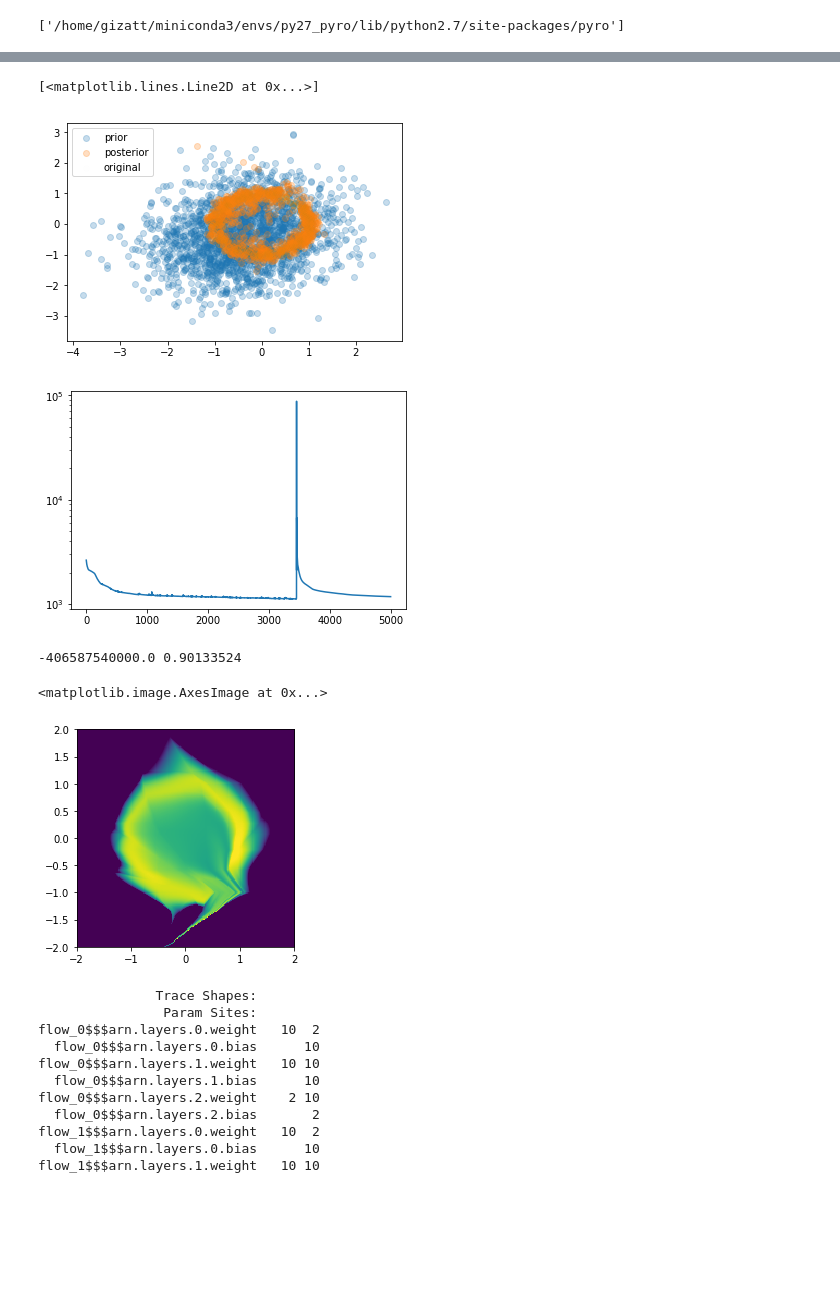
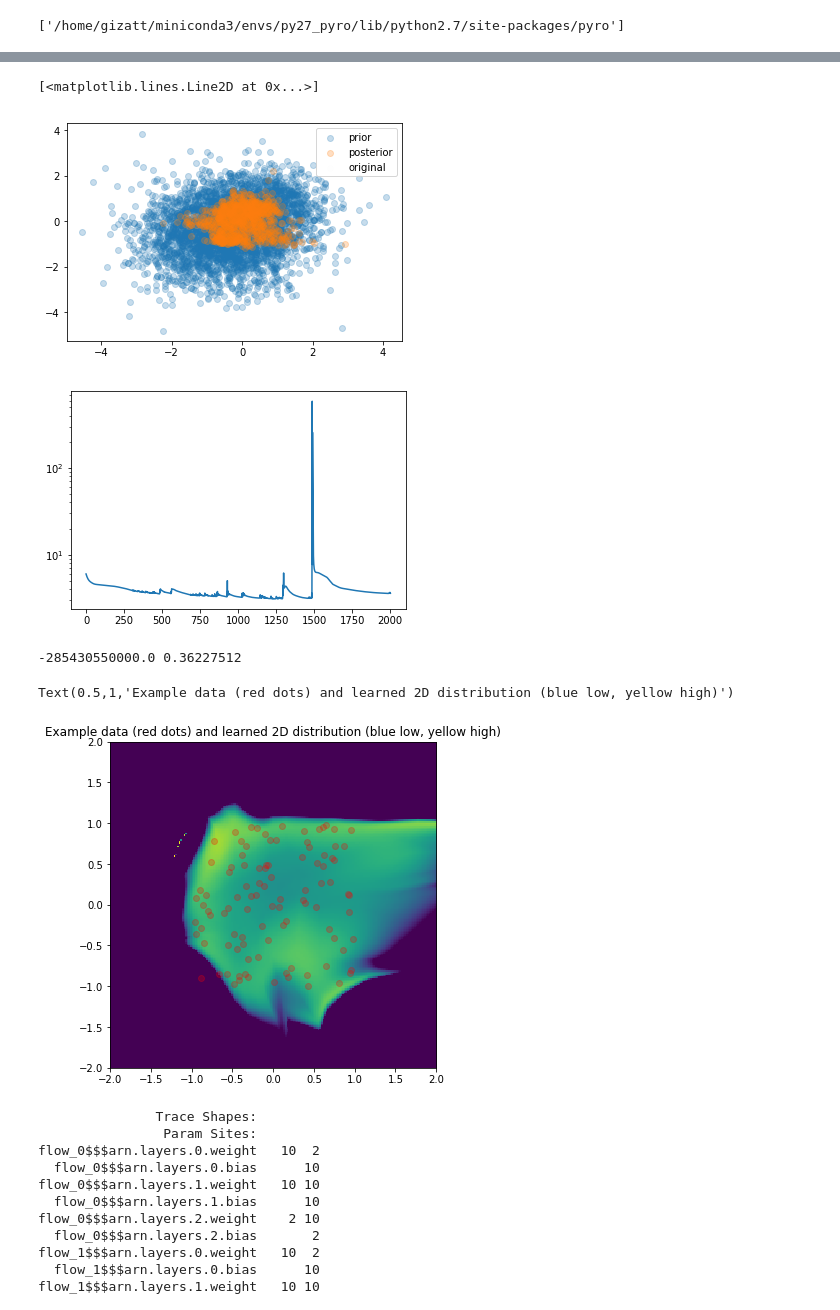
Before and after one commit to gizatt/scene_generation, a Jupyter notebook: notebooks/20190326_pyro_flows.ipynb, the cells around one changed output, grey strips where cells are left out. Saved outputs shown, nothing was run; the diff lists cells and outputs as text; code cells hidden in the pictures; blank space fills up the shorter version.

Commit message:
Some conditinoal flow testing and saving/reload testing

```diff
--- a/notebooks/20190326_pyro_flows.ipynb
+++ b/notebooks/20190326_pyro_flows.ipynb
@@ -55,17 +61,20 @@ from pyro import poutine
 
 losses = []
 
-data = torch.tensor(np.stack([X, Y]).T, dtype=torch.float)
+torch.set_default_tensor_type('torch.cuda.FloatTensor')
 
-optimizer = Adam({"lr": 0.001, "betas": (0.90, 0.999)})
+data = torch.tensor(np.hstack([prepend, X, Y]), dtype=torch.float).cuda()
 
-base_dist = dist.Normal(torch.zeros(2), torch.ones(2)).to_event(1)
+size = data.shape[-1]
+base_dist = dist.Normal(torch.zeros(size), torch.ones(size)).to_event(1)
+layer_sizes = [20, 20]
+p_dropout = 0.0
 flows = [
-    dist.MaskedAutoregressiveFlow(AutoRegressiveNN(2, [20, 20])),
-    dist.MaskedAutoregressiveFlow(AutoRegressiveNN(2, [20, 20])),
-    dist.MaskedAutoregressiveFlow(AutoRegressiveNN(2, [20, 20])),
-    dist.MaskedAutoregressiveFlow(AutoRegressiveNN(2, [20, 20])),
-    dist.MaskedAutoregressiveFlow(AutoRegressiveNN(2, [20, 20]))
+    dist.MaskedAutoregressiveFlow(AutoRegressiveNN(size, layer_sizes, dropout_p=p_dropout)),
+    dist.MaskedAutoregressiveFlow(AutoRegressiveNN(size, layer_sizes, dropout_p=p_dropout)),
+    dist.MaskedAutoregressiveFlow(AutoRegressiveNN(size, layer_sizes, dropout_p=p_dropout)),
+    dist.MaskedAutoregressiveFlow(AutoRegressiveNN(size, layer_sizes, dropout_p=p_dropout)),
+    dist.MaskedAutoregressiveFlow(AutoRegressiveNN(size, layer_sizes, dropout_p=p_dropout))
     #dist.MaskedAutoregressiveFlow(AutoRegressiveNN(2, [5, 5])),
     #dist.MaskedAutoregressiveFlow(AutoRegressiveNN(2, [5, 5])),
     #dist.PermuteTransform(torch.randperm(2, dtype=torch.long)),
@@ -75,7 +84,7 @@ tf_dist = dist.TransformedDistribution(base_dist, flows)
 print(tf_dist.event_shape, tf_dist.batch_shape)
 pyro.clear_param_store()
 
-prior_samples = tf_dist.sample(sample_shape=(1000, 2))
+prior_samples = tf_dist.sample(sample_shape=(1000, size)).cpu().detach().numpy()
 
 def model(data):
     for k, flow in enumerate(flows):
@@ -93,12 +102,13 @@ def guide(data):
 print(tf_dist.log_prob(data).shape)
 
 # setup the inference algorithm
+optimizer = Adam({"lr": 0.001, "betas": (0.90, 0.999), "weight_decay": 1E-3})
 svi = SVI(model, guide, optimizer, loss=Trace_ELBO())
 
 # do gradient steps
 losses = []
 for step in range(5000):
-    loss = svi.step(data)
+    loss = svi.step(data) / data.shape[0]
     losses.append(loss)
     if (step % 100 == 0):
         print(loss)
@@ -123,36 +152,41 @@ torch.Size([1000])
 # %%
-posterior_samples = tf_dist.expand([1000]).sample()
-plt.scatter(prior_samples[:, 0], prior_samples[:, 1], label="prior", alpha=0.25)
-plt.scatter(posterior_samples[:, 0], posterior_samples[:, 1], label="posterior", alpha=0.25)
+for flow in flows:
+    flow.arn.set_dropout_p(0.0)
+
+posterior_samples = tf_dist.expand([1000]).sample().cpu().detach().numpy()
+plt.scatter(prior_samples[:, -2], prior_samples[:, -1], label="prior", alpha=0.25)
+plt.scatter(posterior_samples[:, -2], posterior_samples[:, -1], label="posterior", alpha=0.25)
 plt.scatter(X, Y, label="original", alpha=0.005)
 plt.legend()
 plt.figure()
 plt.semilogy(losses)
 # %% [output]
 [<matplotlib.lines.Line2D at 0x...>]
-[figure, old version]
+[figure, new version]
-[figure, old version]
+[figure, new version]
 # %%
 # Draw PDF
 x_bounds = [-2, 2]
 y_bounds = [-2, 2]
 n_pts = [200, 200]
+sufficiently_sized_zeros = np.zeros(n_pts).flatten()
 Xi, Yi = np.meshgrid(np.linspace(x_bounds[0], x_bounds[1], n_pts[0]),
                    np.linspace(y_bounds[0], y_bounds[1], n_pts[1]),
                    indexing="ij")
 
 logprobs = tf_dist.log_prob(torch.tensor(
-    np.vstack([Xi.flatten(), Yi.flatten()]).T, dtype=torch.float))
-logprobs = logprobs.detach().numpy().reshape(n_pts).T
+    np.vstack([sufficiently_sized_zeros, sufficiently_sized_zeros, Xi.flatten(), Yi.flatten()]).T, dtype=torch.float))
+logprobs = logprobs.cpu().detach().numpy().reshape(n_pts).T
 
 print(logprobs.min(), logprobs.max())
+plt.figure().set_size_inches(6, 6)
+plt.scatter(X, Y, label="original", alpha=0.25, c='r')
 plt.imshow(logprobs, extent=x_bounds+y_bounds, vmin=-10, vmax=0)
-#plt.scatter(X, Y, label="original", alpha=0.01)
-#plt.scatter(posterior_samples[:, 0], posterior_samples[:, 1], label="posterior", alpha=0.1)
+plt.title("Example data (red dots) and learned 2D distribution (blue low, yellow high)")
 # %% [output]
--406587540000.0 0.90133524
+-285430550000.0 0.36227512
-<matplotlib.image.AxesImage at 0x...>
+Text(0.5,1,'Example data (red dots) and learned 2D distribution (blue low, yellow high)')
-[figure, old version]
+[figure, new version]
 # %%
 trace = poutine.trace(model).get_trace(data)
 trace.compute_log_prob()
```
Also changed, not shown: parts of 6 cells of this notebook.
